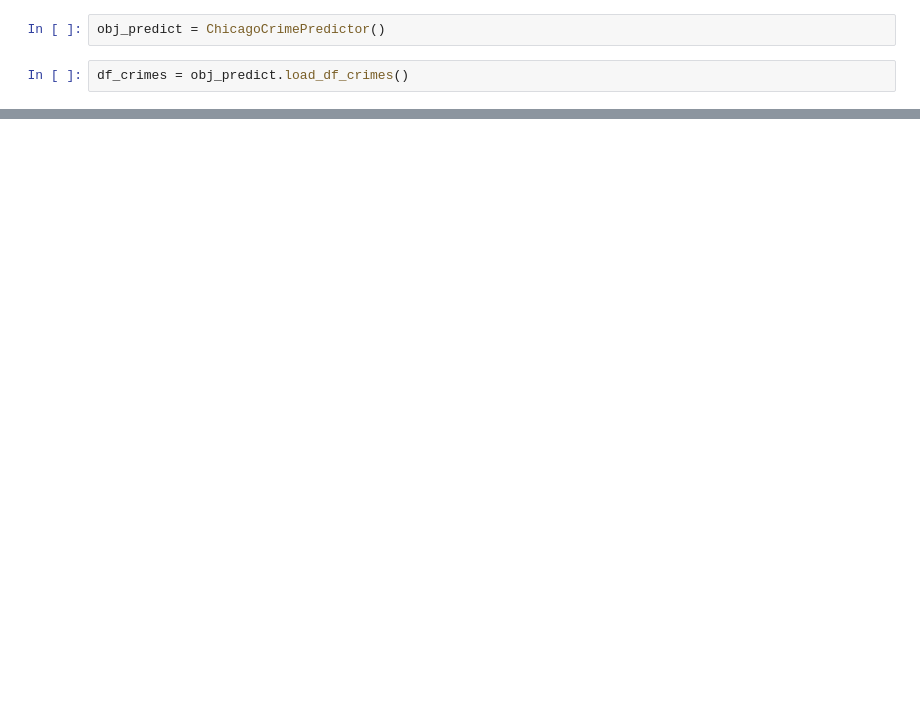
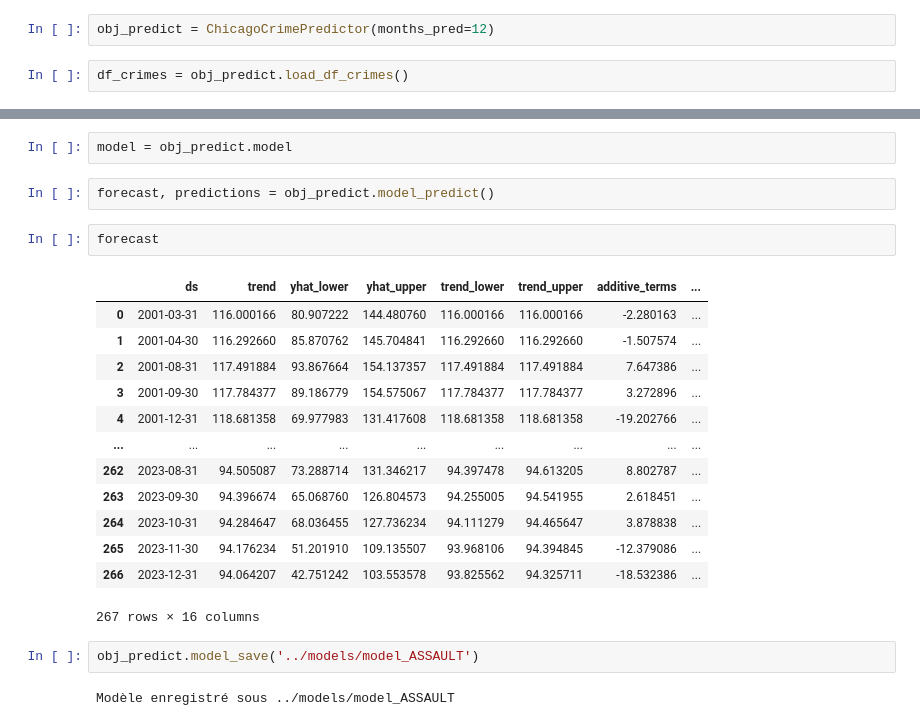
Before and after one commit to mlouarra/Chicago_Crime, a Jupyter notebook: notebooks/prediction.ipynb, the cells around one changed output, grey strips where cells are left out. Cells and saved outputs as stored; diff of their text form; blank space fills up the shorter version.

```diff
--- a/notebooks/prediction.ipynb
+++ b/notebooks/prediction.ipynb
@@ -14,4 +15,4 @@ from chicago_crime_predictor import ChicagoCrimePredictor
 # %%
-obj_predict = ChicagoCrimePredictor()
+obj_predict = ChicagoCrimePredictor(months_pred=12)
 # %%
 df_crimes = obj_predict.load_df_crimes()
@@ -107,0 +62,24 @@ R²: 0.3609008709210737
+# %%
+model = obj_predict.model
+# %%
+forecast, predictions = obj_predict.model_predict()
+# %%
+forecast
+# %% [output]
+|  | ds | trend | yhat_lower | yhat_upper | trend_lower | trend_upper | additive_terms | ... |
+| 0 | 2001-03-31 | 116.000166 | 80.907222 | 144.480760 | 116.000166 | 116.000166 | -2.280163 | ... |
+| 1 | 2001-04-30 | 116.292660 | 85.870762 | 145.704841 | 116.292660 | 116.292660 | -1.507574 | ... |
+| 2 | 2001-08-31 | 117.491884 | 93.867664 | 154.137357 | 117.491884 | 117.491884 | 7.647386 | ... |
+| 3 | 2001-09-30 | 117.784377 | 89.186779 | 154.575067 | 117.784377 | 117.784377 | 3.272896 | ... |
+| 4 | 2001-12-31 | 118.681358 | 69.977983 | 131.417608 | 118.681358 | 118.681358 | -19.202766 | ... |
+| ... | ... | ... | ... | ... | ... | ... | ... | ... |
+| 262 | 2023-08-31 | 94.505087 | 73.288714 | 131.346217 | 94.397478 | 94.613205 | 8.802787 | ... |
+| 263 | 2023-09-30 | 94.396674 | 65.068760 | 126.804573 | 94.255005 | 94.541955 | 2.618451 | ... |
+| 264 | 2023-10-31 | 94.284647 | 68.036455 | 127.736234 | 94.111279 | 94.465647 | 3.878838 | ... |
+| 265 | 2023-11-30 | 94.176234 | 51.201910 | 109.135507 | 93.968106 | 94.394845 | -12.379086 | ... |
+| 266 | 2023-12-31 | 94.064207 | 42.751242 | 103.553578 | 93.825562 | 94.325711 | -18.532386 | ... |
+267 rows × 16 columns
+# %%
+obj_predict.model_save('../models/model_ASSAULT')
+# %% [output]
+Modèle enregistré sous ../models/model_ASSAULT
```
Also changed, not shown: parts of 18 cells of this notebook, 2 other files.
